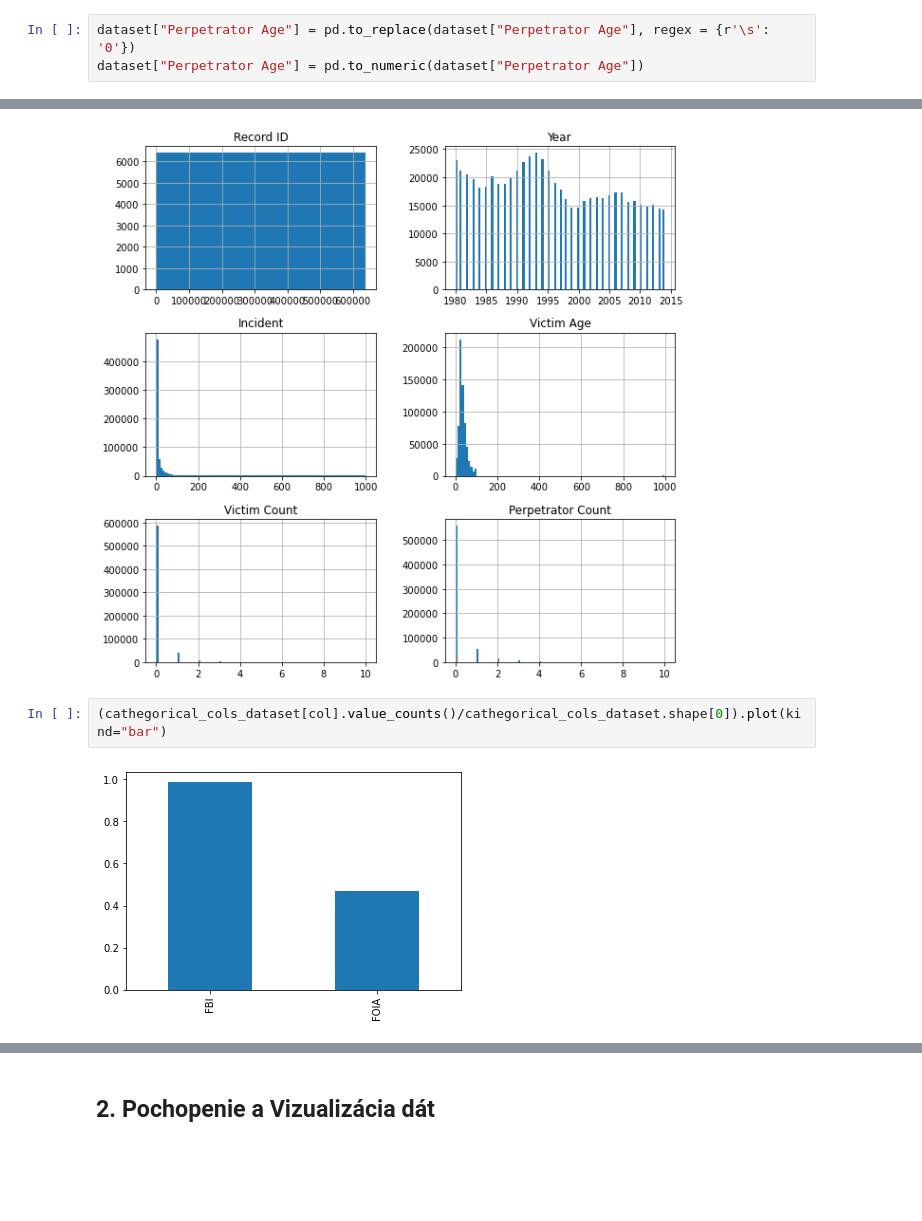
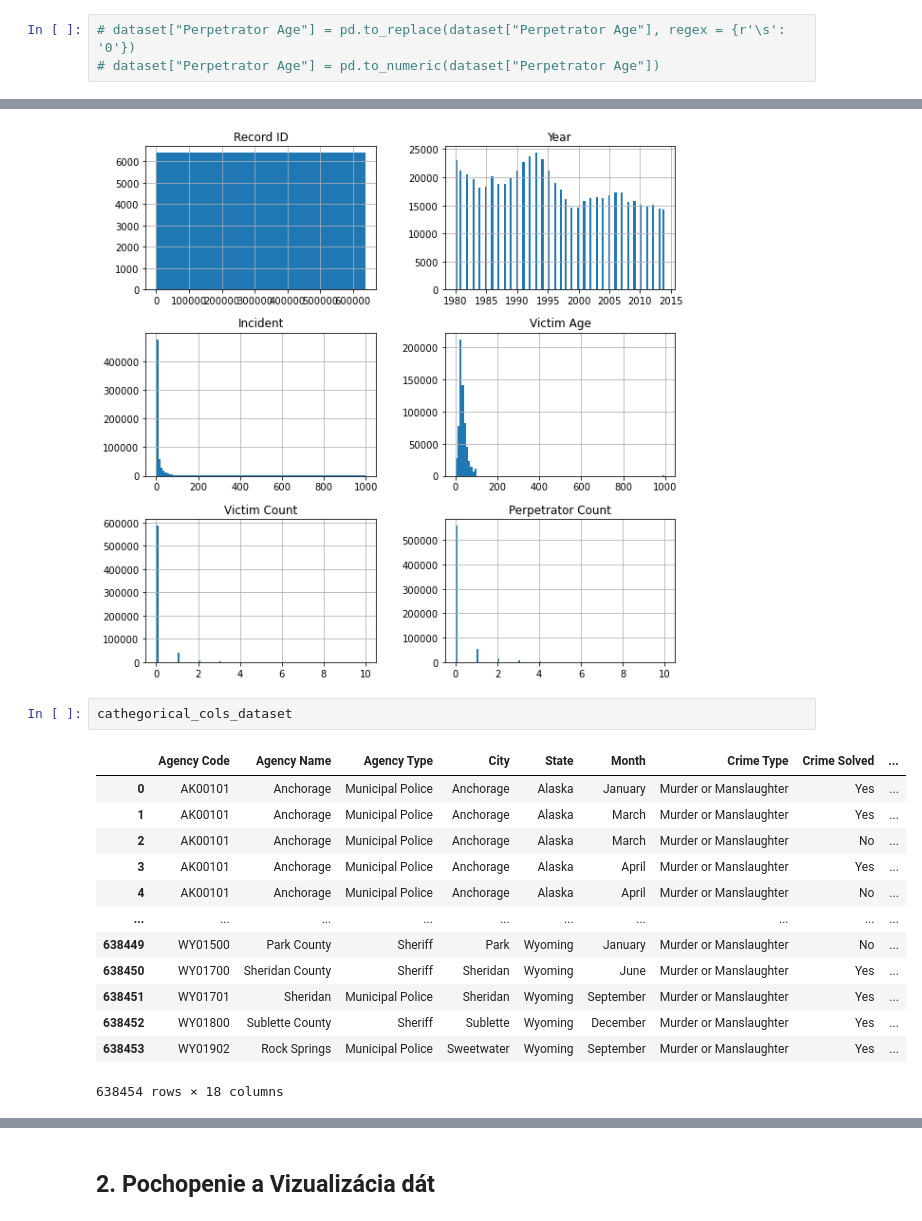
Before and after one commit to mchlstr/Stranovska_NS2021, a Jupyter notebook: Stranovska_NS2021_Network_scans.ipynb, the cells around one changed output, grey strips where cells are left out. Saved outputs shown, nothing was run; the diff lists cells and outputs as text; blank space fills up the shorter version.

```diff
--- a/Stranovska_NS2021_Network_scans.ipynb
+++ b/Stranovska_NS2021_Network_scans.ipynb
@@ -105,5 +94,5 @@ Data columns (total 24 columns):
 dtypes: int64(6), object(18)
 memory usage: 116.9+ MB
 # %%
-dataset["Perpetrator Age"] = pd.to_replace(dataset["Perpetrator Age"], regex = {r'\s': '0'})
-dataset["Perpetrator Age"] = pd.to_numeric(dataset["Perpetrator Age"])
+# dataset["Perpetrator Age"] = pd.to_replace(dataset["Perpetrator Age"], regex = {r'\s': '0'})
+# dataset["Perpetrator Age"] = pd.to_numeric(dataset["Perpetrator Age"])
@@ -215,7 +203,19 @@ array([[<AxesSubplot:title={'center':'Record ID'}>,
        [<AxesSubplot:title={'center':'Victim Count'}>,
         <AxesSubplot:title={'center':'Perpetrator Count'}>]], dtype=object)
 [figure]
-# %%
-(cathegorical_cols_dataset[col].value_counts()/cathegorical_cols_dataset.shape[0]).plot(kind="bar")
-# %% [output]
-[figure, removed]
+# %%
+cathegorical_cols_dataset
+# %% [output]
+|  | Agency Code | Agency Name | Agency Type | City | State | Month | Crime Type | Crime Solved | ... |
+| 0 | AK00101 | Anchorage | Municipal Police | Anchorage | Alaska | January | Murder or Manslaughter | Yes | ... |
+| 1 | AK00101 | Anchorage | Municipal Police | Anchorage | Alaska | March | Murder or Manslaughter | Yes | ... |
+| 2 | AK00101 | Anchorage | Municipal Police | Anchorage | Alaska | March | Murder or Manslaughter | No | ... |
+| 3 | AK00101 | Anchorage | Municipal Police | Anchorage | Alaska | April | Murder or Manslaughter | Yes | ... |
+| 4 | AK00101 | Anchorage | Municipal Police | Anchorage | Alaska | April | Murder or Manslaughter | No | ... |
+| ... | ... | ... | ... | ... | ... | ... | ... | ... | ... |
+| 638449 | WY01500 | Park County | Sheriff | Park | Wyoming | January | Murder or Manslaughter | No | ... |
+| 638450 | WY01700 | Sheridan County | Sheriff | Sheridan | Wyoming | June | Murder or Manslaughter | Yes | ... |
+| 638451 | WY01701 | Sheridan | Municipal Police | Sheridan | Wyoming | September | Murder or Manslaughter | Yes | ... |
+| 638452 | WY01800 | Sublette County | Sheriff | Sublette | Wyoming | December | Murder or Manslaughter | Yes | ... |
+| 638453 | WY01902 | Rock Springs | Municipal Police | Sweetwater | Wyoming | September | Murder or Manslaughter | Yes | ... |
+638454 rows × 18 columns
```
Also changed, not shown: parts of 9 cells of this notebook.
